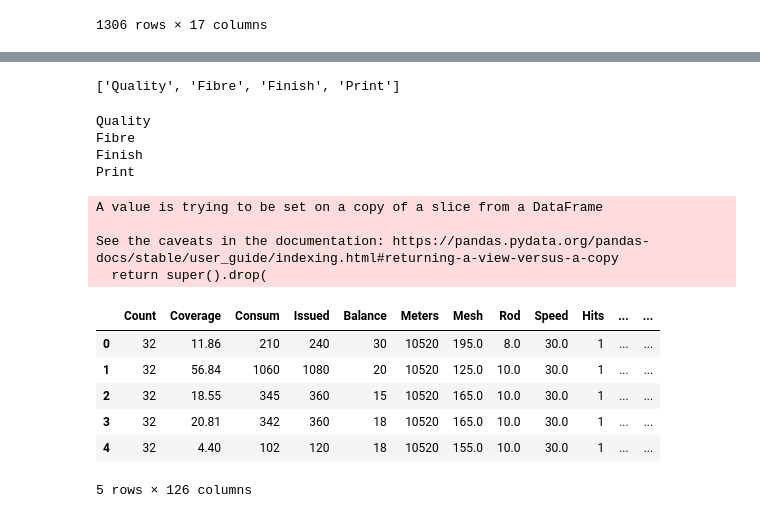
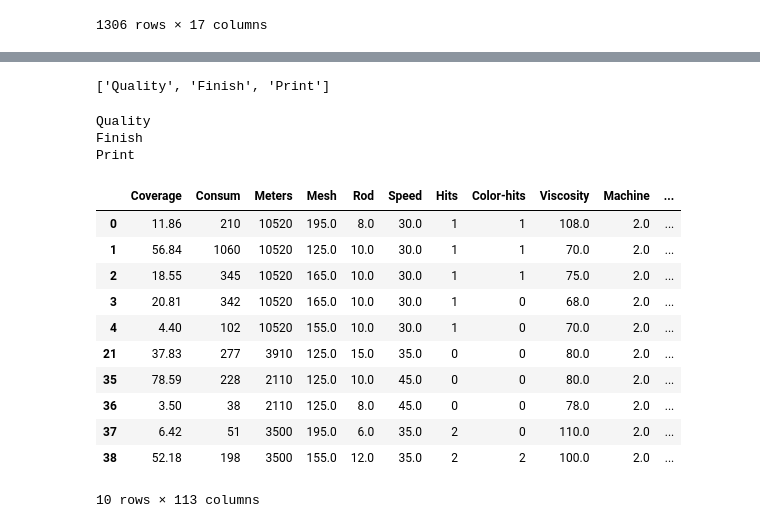
Before and after one commit to sinchan-s/CCP, a Jupyter notebook: model/Color-Consum-Prediction.ipynb, the cells around one changed output, grey strips where cells are left out. Cells and saved outputs as stored; diff of their text form; code cells hidden in the pictures.

```diff
--- a/model/Color-Consum-Prediction.ipynb
+++ b/model/Color-Consum-Prediction.ipynb
@@ -47,0 +47,3 @@ memory usage: 136.8+ KB
+# %%
+df3 = df2.drop(['Fibre','Count','Issued','Balance'], axis=1)
+df3.info()
@@ -48,42 +86,42 @@ memory usage: 136.8+ KB
 # %%
-c_list = [i for i in df.columns if df[i].dtype=='object']
+c_list = [i for i in df3.columns if df2[i].dtype=='object']
 c_list
 # %% [output]
-['Quality', 'Fibre', 'Finish', 'Print']
+['Quality', 'Finish', 'Print']
 # %%
 def onehot_cols(cols):
-    df_final = df
+    df_final = df3
     i = 0
     for c in cols:
         print(c)
-        df1 = pd.get_dummies(df[c], drop_first=False)
-        df.drop([c], axis=1, inplace=True)
+        df4 = pd.get_dummies(df3[c], drop_first=False)
+        df3.drop([c], axis=1, inplace=True)
         if i == 0:
-            df_final = df1.copy()
+            df_final = df4.copy()
         else:
-            df_final = pd.concat([df_final,df1], axis=1)
+            df_final = pd.concat([df_final,df4], axis=1)
         i = i+1
-    df_final = pd.concat([df, df_final], axis=1)
+    df_final = pd.concat([df3, df_final], axis=1)
     return df_final
 # %%
-df = onehot_cols(c_list)
+df4 = onehot_cols(c_list)
 # %% [output]
 Quality
-Fibre
 Finish
 Print
-A value is trying to be set on a copy of a slice from a DataFrame
-
-See the caveats in the documentation: https://pandas.pydata.org/pandas-docs/stable/user_guide/indexing.html#returning-a-view-versus-a-copy
-  return super().drop(
 # %%
-df.head()
+df4.head(10)
 # %% [output]
-|  | Count | Coverage | Consum | Issued | Balance | Meters | Mesh | Rod | Speed | Hits | ... | ... |
-| 0 | 32 | 11.86 | 210 | 240 | 30 | 10520 | 195.0 | 8.0 | 30.0 | 1 | ... | ... |
-| 1 | 32 | 56.84 | 1060 | 1080 | 20 | 10520 | 125.0 | 10.0 | 30.0 | 1 | ... | ... |
-| 2 | 32 | 18.55 | 345 | 360 | 15 | 10520 | 165.0 | 10.0 | 30.0 | 1 | ... | ... |
-| 3 | 32 | 20.81 | 342 | 360 | 18 | 10520 | 165.0 | 10.0 | 30.0 | 1 | ... | ... |
-| 4 | 32 | 4.40 | 102 | 120 | 18 | 10520 | 155.0 | 10.0 | 30.0 | 1 | ... | ... |
+|  | Coverage | Consum | Meters | Mesh | Rod | Speed | Hits | Color-hits | Viscosity | Machine | ... |
+| 0 | 11.86 | 210 | 10520 | 195.0 | 8.0 | 30.0 | 1 | 1 | 108.0 | 2.0 | ... |
+| 1 | 56.84 | 1060 | 10520 | 125.0 | 10.0 | 30.0 | 1 | 1 | 70.0 | 2.0 | ... |
+| 2 | 18.55 | 345 | 10520 | 165.0 | 10.0 | 30.0 | 1 | 1 | 75.0 | 2.0 | ... |
+| 3 | 20.81 | 342 | 10520 | 165.0 | 10.0 | 30.0 | 1 | 0 | 68.0 | 2.0 | ... |
+| 4 | 4.40 | 102 | 10520 | 155.0 | 10.0 | 30.0 | 1 | 0 | 70.0 | 2.0 | ... |
+| 21 | 37.83 | 277 | 3910 | 125.0 | 15.0 | 35.0 | 0 | 0 | 80.0 | 2.0 | ... |
+| 35 | 78.59 | 228 | 2110 | 125.0 | 10.0 | 45.0 | 0 | 0 | 80.0 | 2.0 | ... |
+| 36 | 3.50 | 38 | 2110 | 125.0 | 8.0 | 45.0 | 0 | 0 | 78.0 | 2.0 | ... |
+| 37 | 6.42 | 51 | 3500 | 195.0 | 6.0 | 35.0 | 2 | 0 | 110.0 | 2.0 | ... |
+| 38 | 52.18 | 198 | 3500 | 155.0 | 12.0 | 35.0 | 2 | 2 | 100.0 | 2.0 | ... |
-5 rows × 126 columns
+10 rows × 113 columns
 # %%
```
Also changed, not shown: parts of 18 cells of this notebook.
